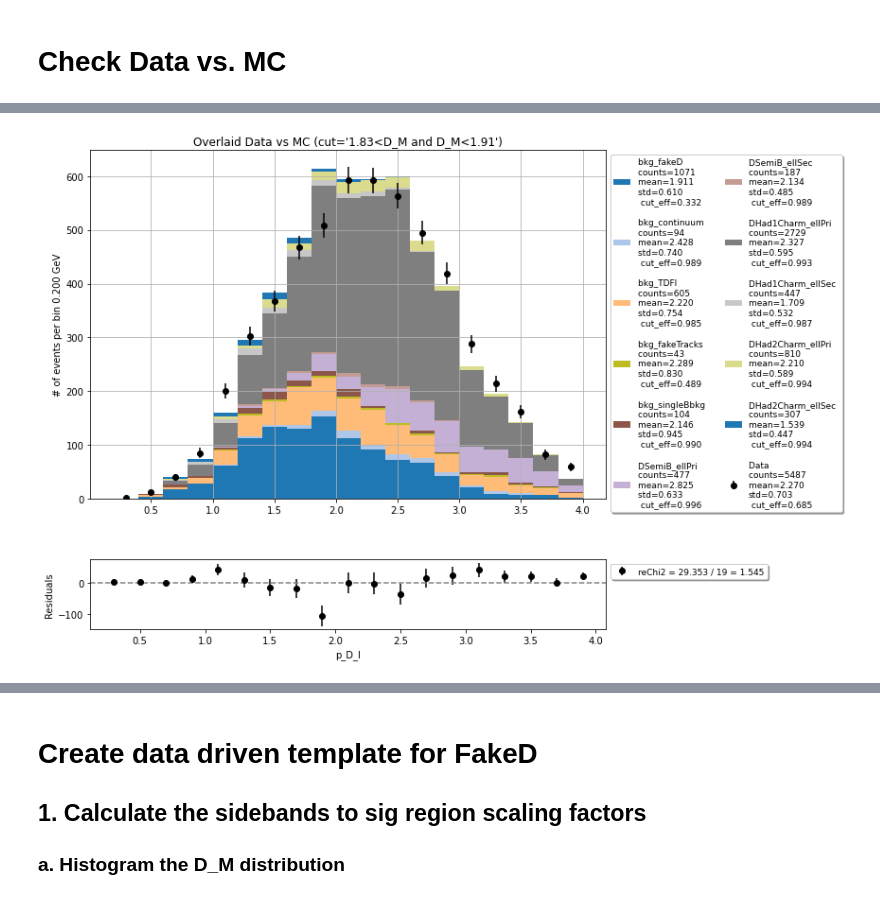
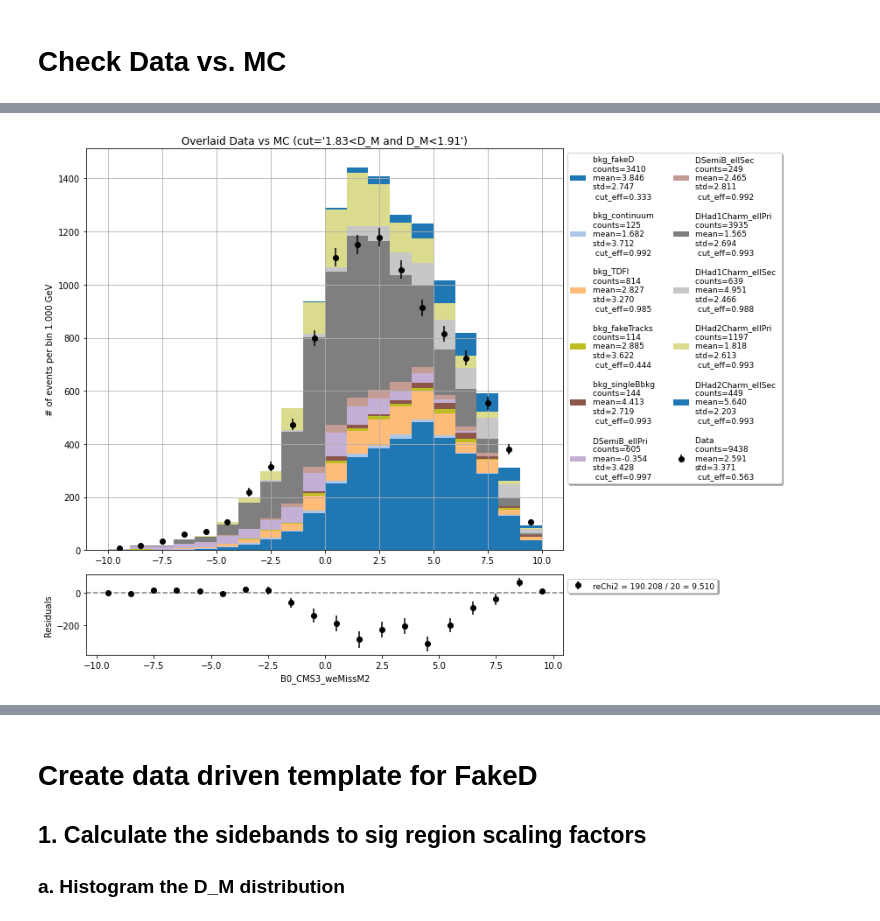
Before and after one commit to zjkjsd/inclusive_R_D, a Jupyter notebook: Notebooks/Plotting/4_PlotNtuple_wrongCharge.ipynb, the cells around one changed output, grey strips where cells are left out. Cells and saved outputs as stored; diff of their text form; code cells hidden in the pictures.

```diff
--- a/Notebooks/Plotting/4_PlotNtuple_wrongCharge.ipynb
+++ b/Notebooks/Plotting/4_PlotNtuple_wrongCharge.ipynb
@@ -67,7 +67,7 @@ df_mc_cc = pd.DataFrame(MC_cc)
 df_mc_wc = pd.DataFrame(MC_wc)
 df_data_wc = pd.DataFrame(data_wc)
 # %%
-lgb_tight = 'sig_prob==largest_prob and sig_prob>0.6 and fakeD_prob<0.05'
+lgb_tight = 'sig_prob==largest_prob and sig_prob>0.65 and fakeD_prob<0.1' # fakeD_prob<0.05
 ag_tight = 'sig_prob==largest_prob and sig_prob>0.8 and fakeD_prob<0.05'
 MVA_all = 'sig_prob>0'
 # %%
@@ -249,15 +220,16 @@ a,b=mpl_wc.plot_data_mc_stacked(variable='p_D_l',bins=b2,ratio=False,
 # %%
-b2 = np.linspace(0.2,4,20)
-a,b=mpl_wc.plot_data_mc_stacked(variable='p_D_l',bins=b2,ratio=False,
+b1 = np.linspace(-10,10,21)
+a,b=mpl_wc.plot_data_mc_stacked(variable='B0_CMS3_weMissM2',bins=b1,ratio=False,
                           cut='1.83<D_M and D_M<1.91',
-                          correction=False,mask=[],figsize=(12,8),
+                          correction=False,mask=[],figsize=(12,9),
                           legend_nc=2,legend_fs=9,weights={
                               'DSemiB_ellPri':    1,
-                              'DSemiB_ellSec':    0.2,
+                              'DSemiB_ellSec':    1,
                               'DHad1Charm_ellPri':1,
-                              'DHad1Charm_ellSec':0.2,
-                              'DHad2Charm_ellPri':0.2,
-                              'DHad2Charm_ellSec':0.2})
+                              'DHad1Charm_ellSec':1,
+                              'DHad2Charm_ellPri':1,
+                              'DHad2Charm_ellSec':1,
+                              'data':200/187})
 # %% [output]
-[figure, old version]
+[figure, new version]
 # %%
```
Also changed, not shown: parts of 37 cells of this notebook, 4 other files.
